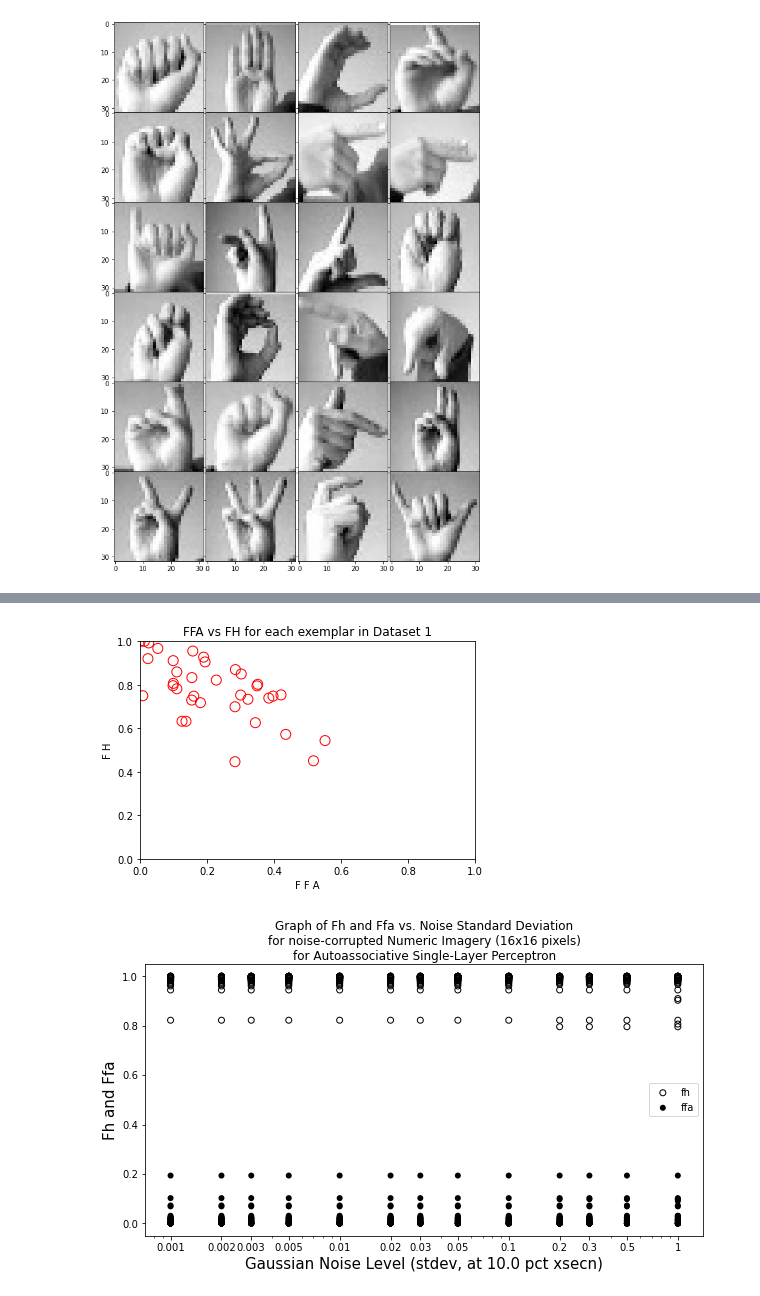
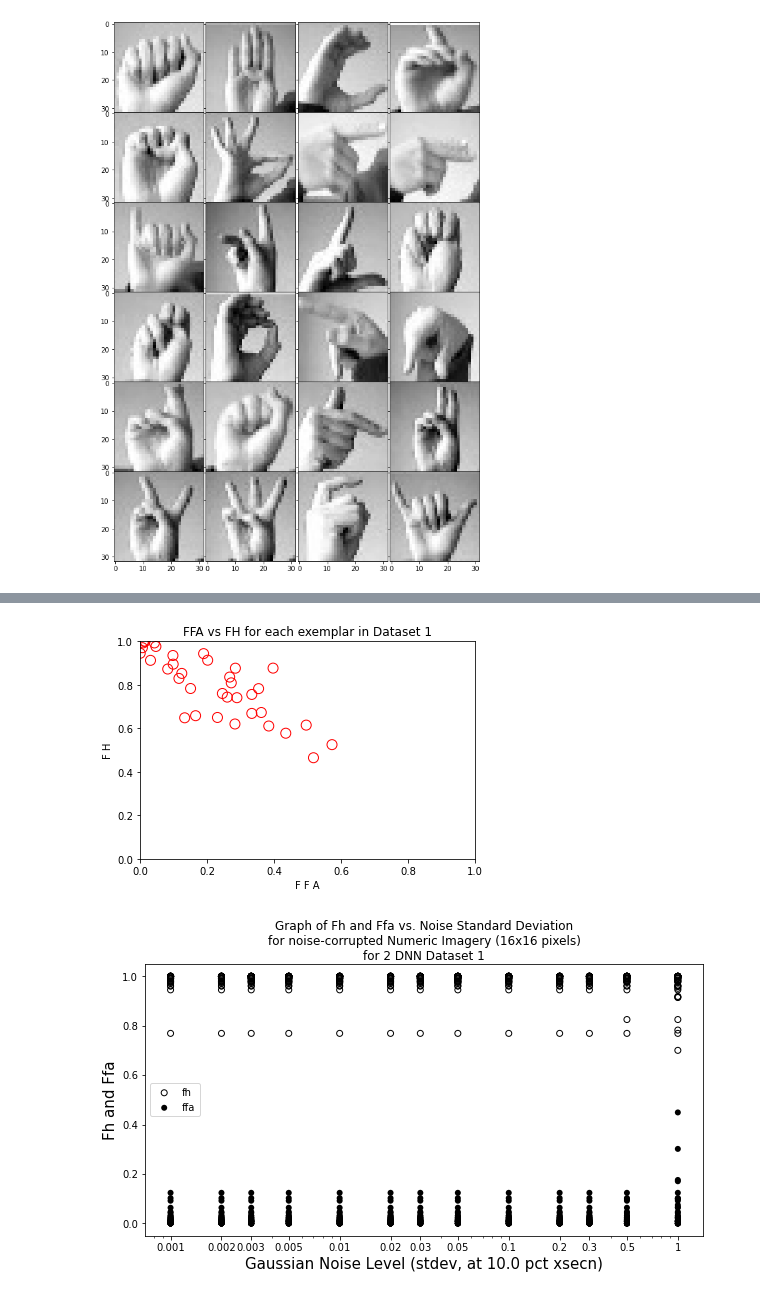
Before and after one commit to shivambang/Neural-Networks, a Jupyter notebook: Deep Neural Network/dnn.ipynb, the cells around one changed output, grey strips where cells are left out. Cells and saved outputs as stored; diff of their text form; code cells hidden in the pictures.

```diff
--- a/Deep Neural Network/dnn.ipynb
+++ b/Deep Neural Network/dnn.ipynb
@@ -294,7 +294,7 @@ for i, cx in enumerate(cxs):
     plt.figure(figsize=(10, 5))
     plt.title(("Graph of Fh and Ffa vs. Noise Standard Deviation\n"
         "for noise-corrupted Numeric Imagery (16x16 pixels)\n"
-        "for Autoassociative Single-Layer Perceptron"), loc='center', wrap=True)
+        "for Autoassociative Dataset 1"), loc='center', wrap=True)
     plt.xlabel(f'Gaussian Noise Level (stdev, at {cx*100} pct xsecn)', size=15)
     plt.ylabel('Fh and Ffa', size=15)
     plt.xscale('log')
@@ -576,7 +576,7 @@ for i, cx in enumerate(cxs):
     plt.figure(figsize=(10, 5))
     plt.title(("Graph of Fh and Ffa vs. Noise Standard Deviation\n"
         "for noise-corrupted Numeric Imagery (16x16 pixels)\n"
-        "for Autoassociative Single-Layer Perceptron"), loc='center', wrap=True)
+        "for Dataset 2"), loc='center', wrap=True)
     plt.xlabel(f'Gaussian Noise Level (stdev, at {cx*100} pct xsecn)', size=15)
     plt.ylabel('Fh and Ffa', size=15)
     plt.xscale('log')
@@ -885,8 +885,8 @@ for i, cx in enumerate(cxs):
     x = [[s]*24 for s in sigma]
     plt.figure(figsize=(10, 5))
     plt.title(("Graph of Fh and Ffa vs. Noise Standard Deviation\n"
-        "for noise-corrupted Numeric Imagery (16x16 pixels)\n"
-        "for Autoassociative Single-Layer Perceptron"), loc='center', wrap=True)
+        "for noise-corrupted Numeric Imagery (32x32 pixels)\n"
+        "for Dataset 3"), loc='center', wrap=True)
     plt.xlabel(f'Gaussian Noise Level (stdev, at {cx*100} pct xsecn)', size=15)
     plt.ylabel('Fh and Ffa', size=15)
     plt.xscale('log')
@@ -1165,7 +1165,7 @@ plt.xlim((0, 1))
 plt.ylim((0, 1))
 plt.show()
 # %% [output]
-[figure, old version]
+[figure, new version]
 # %%
 dfa = [pd.DataFrame()]*5
 dfh = [pd.DataFrame()]*5
@@ -1176,32 +1176,32 @@ for i, cx in enumerate(cxs):
     dfa[i].index.name = 'Image ID'
     dfh[i].index.name = 'Image ID'
     for s in range(13):
         noisy_data = []
         for d in data:
             nd = add_noise(np.copy(d), cx, sigma[s])
             noisy_data.append(normalize(nd))
         target_values = generate_rescaled_inputs(data)
         features = test_class(data=noisy_data, target=sem_data, model=model1)
         pred, err = test(data=features, target=data, model=model2)
         predicted_values = pred
         # for i in range(10):
         #     axs[i, s].imshow(predicted_values[i].reshape(16, 16))
         h, a = compute_error_metrics(target_values, predicted_values)
         ffa += a
         fh += h
         dfa[i]['%s' %sigma[s]] = a
         dfh[i]['%s' %sigma[s]] = h
     x = [[s]*36 for s in sigma]
     plt.figure(figsize=(10, 5))
     plt.title(("Graph of Fh and Ffa vs. Noise Standard Deviation\n"
         "for noise-corrupted Numeric Imagery (16x16 pixels)\n"
-        "for Autoassociative Single-Layer Perceptron"), loc='center', wrap=True)
+        "for 2 DNN Dataset 1"), loc='center', wrap=True)
     plt.xlabel(f'Gaussian Noise Level (stdev, at {cx*100} pct xsecn)', size=15)
     plt.ylabel('Fh and Ffa', size=15)
     plt.xscale('log')
     plt.xticks(sigma, sigma)
     plt.scatter(x, fh, label='fh', facecolors='none', edgecolors='black')
     plt.scatter(x, ffa, label='ffa', facecolors='black', edgecolors='none')
     plt.legend()
 # %% [output]
-[figure, old version]
+[figure, new version]
```
Also changed, not shown: parts of 21 cells of this notebook.
